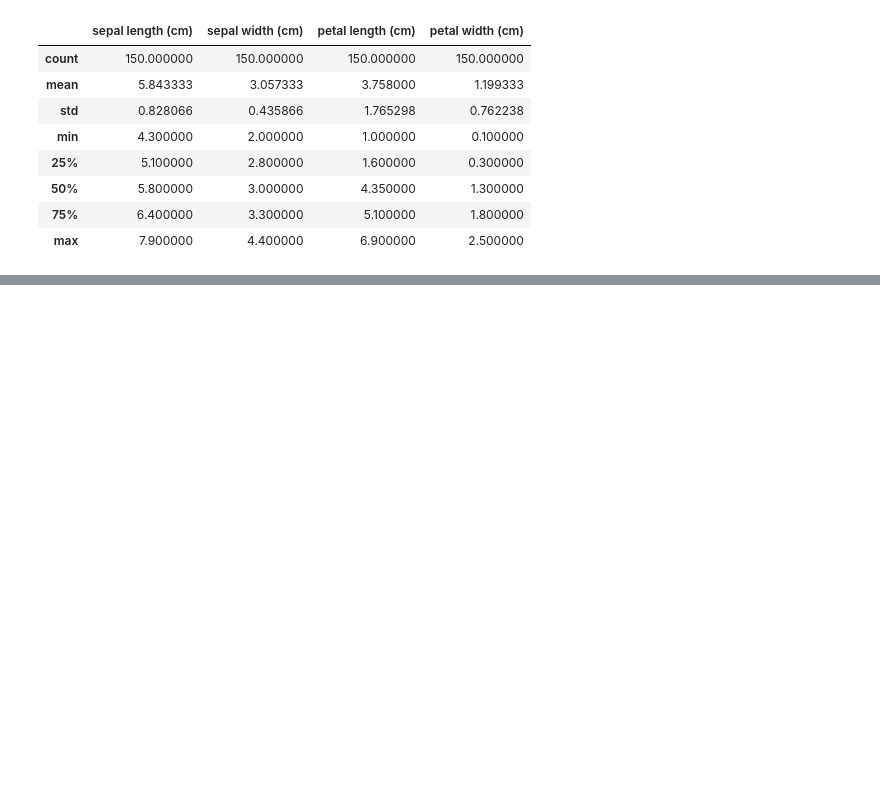
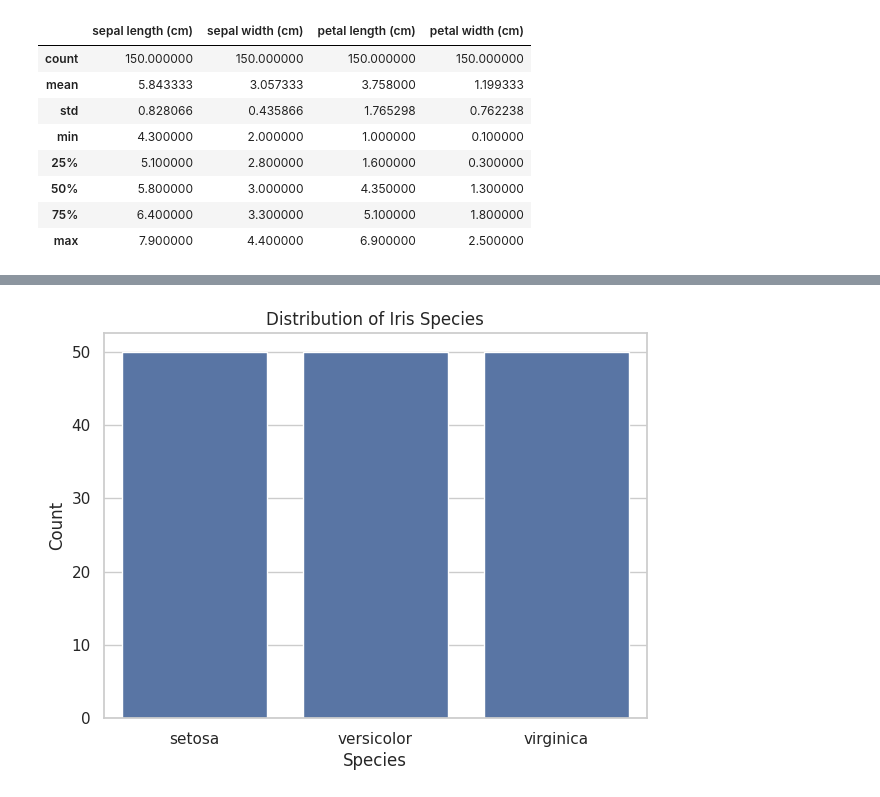
Before and after one commit to yk6144567-wq/data-cleaning-preprocessing-titanic, a Jupyter notebook: EDA_Iris_Dataset.ipynb, the cells around one changed output, grey strips where cells are left out. Drawn from its saved outputs; the diff is of its cells as text; code cells hidden in the pictures; blank space fills up the shorter version.

```diff
--- a/EDA_Iris_Dataset.ipynb
+++ b/EDA_Iris_Dataset.ipynb
@@ -15,4 +3,8 @@ Libraries imported successfully!
 # %%
+import pandas as pd
+import numpy as np
+import matplotlib.pyplot as plt
+import seaborn as sns
 from sklearn.datasets import load_iris
 
 iris = load_iris()
@@ -22,7 +14,12 @@ df = pd.DataFrame(
     columns=iris.feature_names
 )
 
-df["species"] = iris.target_names[iris.target]
+df["species"] = [
+    iris.target_names[i] for i in iris.target
+]
+
+print("Dataset loaded successfully!")
+print("Dataset shape:", df.shape)
 
 df.head()
 # %% [output]
@@ -192,0 +46,70 @@ A line chart would be suitable because it clearly shows how a numerical value ch
+# %%
+# Exploratory Data Analysis - Visualizations
+
+import matplotlib.pyplot as plt
+import seaborn as sns
+
+sns.set_theme(style="whitegrid")
+
+# 1. Species Distribution
+
+plt.figure(figsize=(7, 5))
+sns.countplot(data=df, x="species")
+plt.title("Distribution of Iris Species")
+plt.xlabel("Species")
+plt.ylabel("Count")
+plt.show()
+
+print("Observation 1: Each Iris species has 50 observations.")
+
+# 2. Histograms
+
+df.select_dtypes(include="number").hist(figsize=(10, 8), bins=15)
+plt.suptitle("Distribution of Numerical Features")
+plt.tight_layout()
+plt.show()
+
+print("Observation 2: The histograms show the distribution of all four numerical features.")
+
+# 3. Boxplots
+
+plt.figure(figsize=(10, 6))
+sns.boxplot(data=df.drop(columns="species"))
+plt.title("Boxplots of Iris Features")
+plt.xticks(rotation=20)
+plt.tight_layout()
+plt.show()
+
+print("Observation 3: Boxplots help identify potential outliers and the spread of values.")
+
+# 4. Scatter Plot
+
+plt.figure(figsize=(8, 6))
+sns.scatterplot(
+data=df,
+x="petal length (cm)",
+y="petal width (cm)",
+hue="species"
+)
+plt.title("Petal Length vs Petal Width")
+plt.show()
+
+print("Observation 4: Petal length and petal width show a strong positive relationship.")
+
+# 5. Correlation Heatmap
+
+plt.figure(figsize=(8, 6))
+correlation = df.select_dtypes(include="number").corr()
+
+sns.heatmap(
+correlation,
+annot=True,
+cmap="coolwarm",
+fmt=".2f"
+)
+plt.title("Correlation Heatmap")
+plt.show()
+
+print("Observation 5: Petal length and petal width have a strong positive correlation.")
+# %% [output]
+[figure, added]
```
Also changed, not shown: parts of 19 cells of this notebook.
